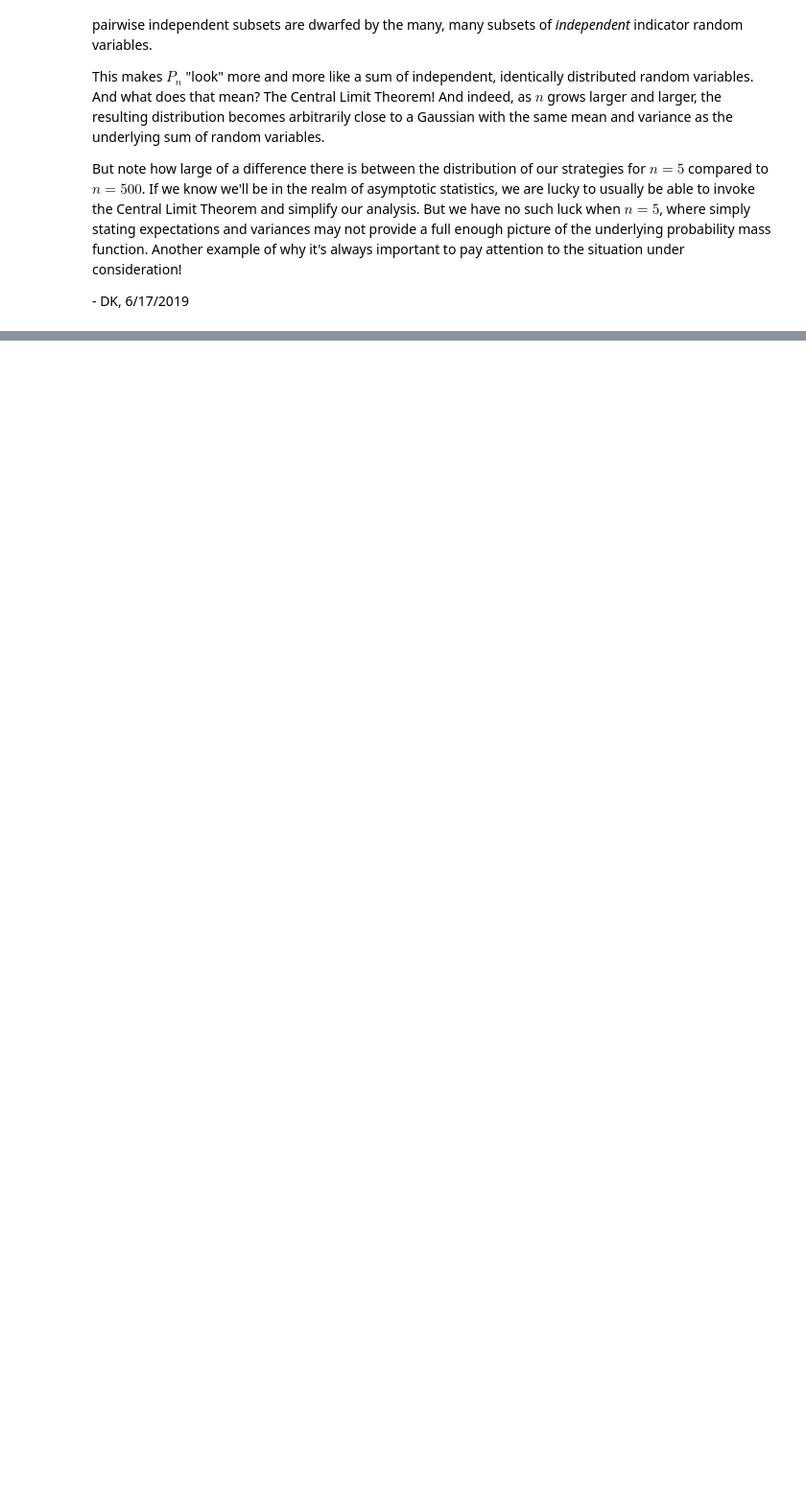
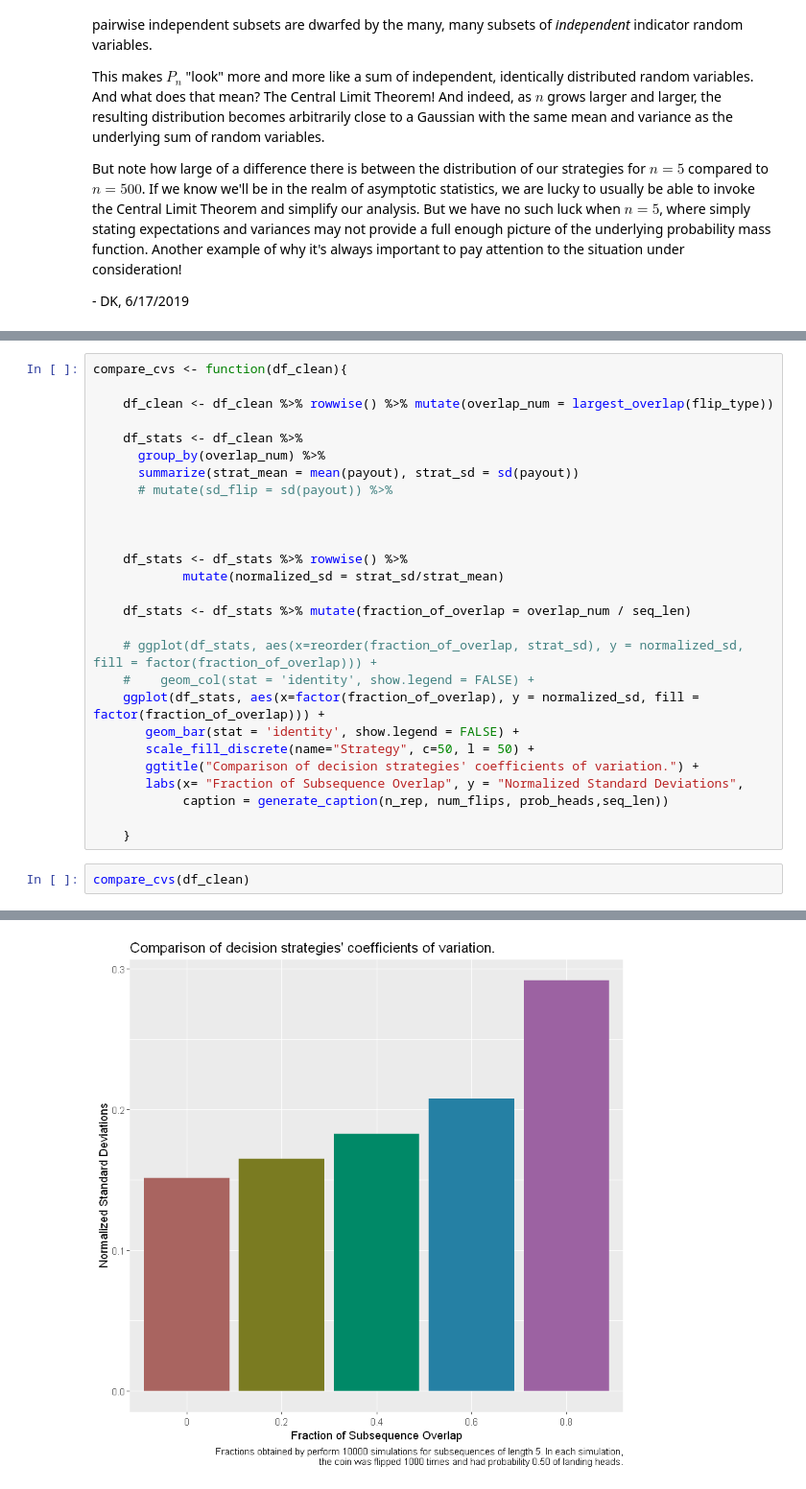
Before and after one commit to dkhachatrian/random-notebooks, a Jupyter notebook: Payoff strategies, Markov chains, and the Central Limit Theorem..ipynb, the cells around one changed output, grey strips where cells are left out. Shown at 96% size. Cells and saved outputs as stored; diff of their text form; blank space fills up the shorter version.

```diff
--- a/Payoff strategies, Markov chains, and the Central Limit Theorem..ipynb
+++ b/Payoff strategies, Markov chains, and the Central Limit Theorem..ipynb
@@ -420,0 +738,30 @@ But note how large of a difference there is between the distribution of our stra
+# %%
+compare_cvs <- function(df_clean){
+
+    df_clean <- df_clean %>% rowwise() %>% mutate(overlap_num = largest_overlap(flip_type))
+
+    df_stats <- df_clean %>%
+      group_by(overlap_num) %>%
+      summarize(strat_mean = mean(payout), strat_sd = sd(payout))
+      # mutate(sd_flip = sd(payout)) %>%
+
+
+
+    df_stats <- df_stats %>% rowwise() %>%
+            mutate(normalized_sd = strat_sd/strat_mean)
+
+    df_stats <- df_stats %>% mutate(fraction_of_overlap = overlap_num / seq_len)
+
+    # ggplot(df_stats, aes(x=reorder(fraction_of_overlap, strat_sd), y = normalized_sd, fill = factor(fraction_of_overlap))) +
+    #    geom_col(stat = 'identity', show.legend = FALSE) +
+    ggplot(df_stats, aes(x=factor(fraction_of_overlap), y = normalized_sd, fill = factor(fraction_of_overlap))) +
+       geom_bar(stat = 'identity', show.legend = FALSE) +
+       scale_fill_discrete(name="Strategy", c=50, l = 50) +
+       ggtitle("Comparison of decision strategies' coefficients of variation.") +
+       labs(x= "Fraction of Subsequence Overlap", y = "Normalized Standard Deviations",
+            caption = generate_caption(n_rep, num_flips, prob_heads,seq_len))
+
+    }
+# %%
+compare_cvs(df_clean)
+# %% [output]
@@ -420,0 +770 @@ But note how large of a difference there is between the distribution of our stra
+[figure, added]
```
Also changed, not shown: parts of 28 cells of this notebook.
